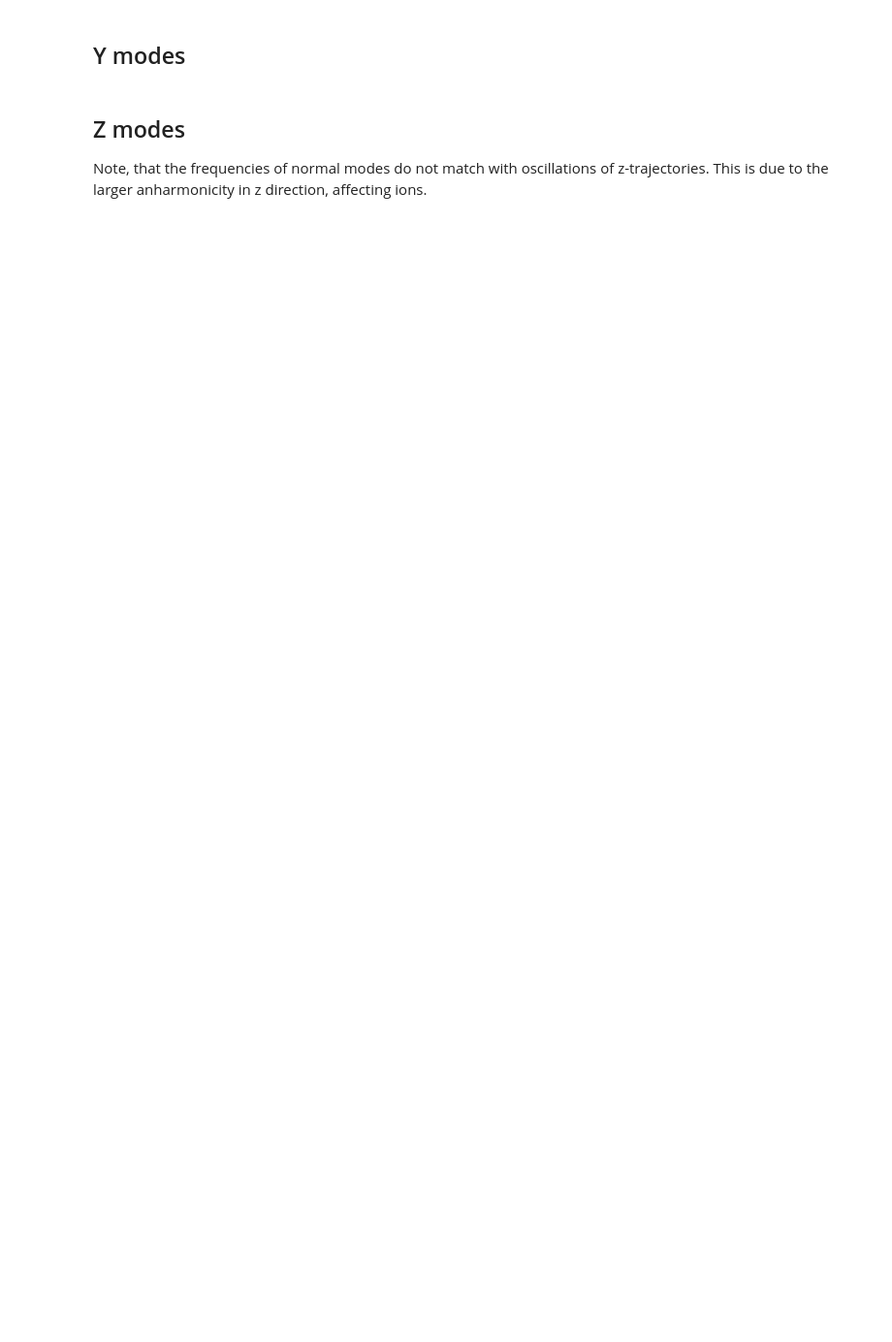
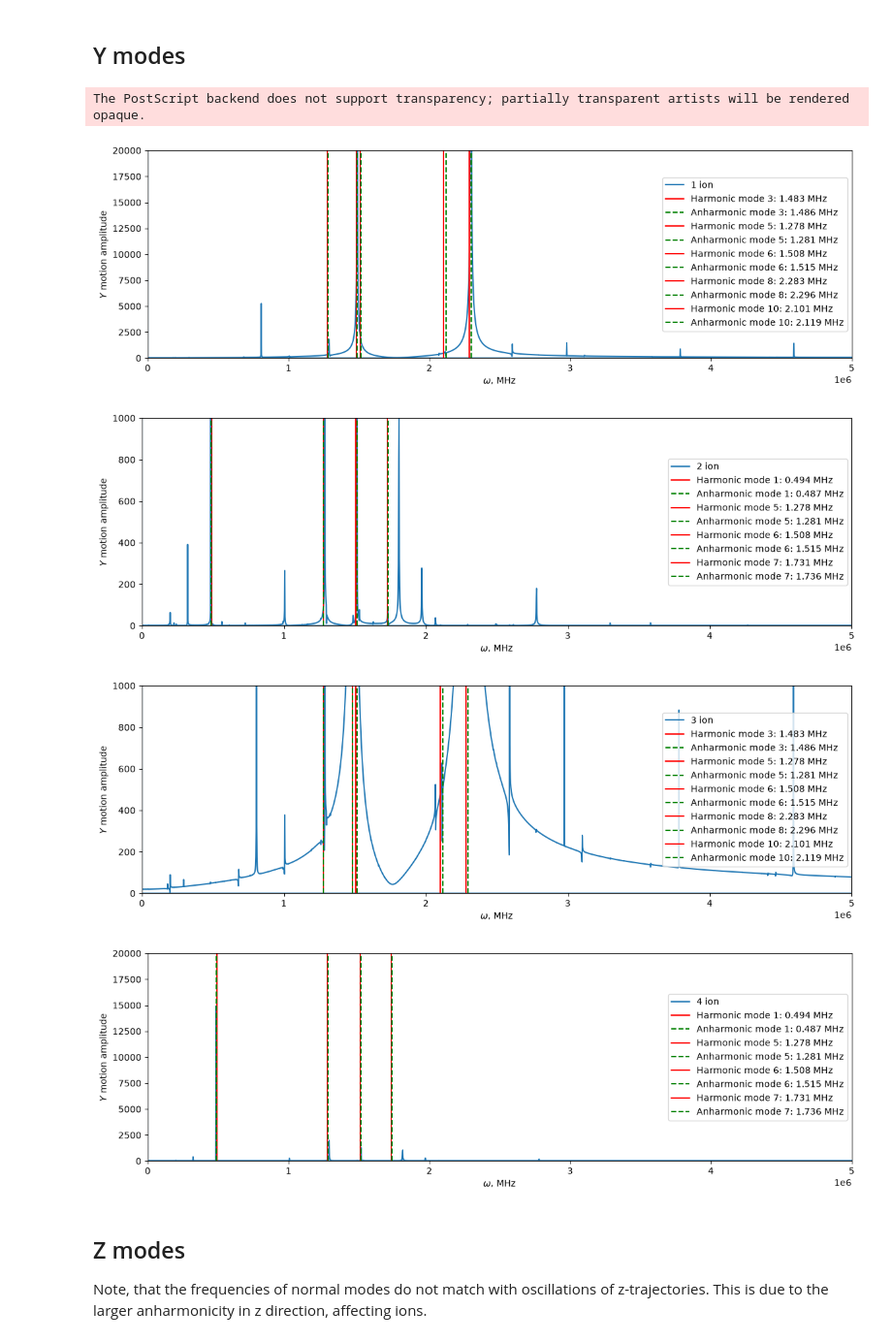
Before and after one commit to underforestaaa/Sion, a Jupyter notebook: examples/2D_crystal_modes.ipynb, the cells around one changed output. Shown at 97% size. Saved outputs shown, nothing was run; the diff lists cells and outputs as text; code cells hidden in the pictures; blank space fills up the shorter version.

```diff
--- a/examples/2D_crystal_modes.ipynb
+++ b/examples/2D_crystal_modes.ipynb
@@ -368,21 +460,29 @@ for n, ion_spectrum in enumerate(normal_spectrum_x):
 # %%
 for n, ion_spectrum in enumerate(normal_spectrum_y):
     plt.figure(figsize = (12,4))
     plt.plot(freqsfft, ion_spectrum, label = f'{n+1} ion')
     for i, mode in enumerate(modes):
         if np.abs(mode[n+ion_number]) > 0.01:
             plt.axvline(freqs[i], c = 'r', ls = '-', label = f'Harmonic mode {i+1}: {np.round(freqs[i]/1e6, 3)} MHz')
-            plt.axvline(freqs[i], c = 'g', ls = '--', label = f'Anharmonic mode {i+1}: {np.round(crystal_freqs[i]/1e6, 3)} MHz')
+            plt.axvline(crystal_freqs[i], c = 'g', ls = '--', label = f'Anharmonic mode {i+1}: {np.round(crystal_freqs[i]/1e6, 3)} MHz')
     plt.legend(loc = 'right')
     plt.xlabel('$\omega$, MHz')
     plt.xlim(0, 5e6)
     if n == 0 or n == 3:
         plt.ylim(0, 20000)
     else:
         plt.ylim(0, 1000)
     plt.ylabel('$Y$ motion amplitude')
     plt.tight_layout()
+    if n == 0:
+        plt.savefig(output_dir / "y_2d_modes_fft.eps")
     plt.show()
+# %% [output]
+The PostScript backend does not support transparency; partially transparent artists will be rendered opaque.
+[figure, added]
+[figure, added]
+[figure, added]
+[figure, added]
 # %% [markdown]
 ## Z modes
 
```
Also changed, not shown: parts of 14 cells of this notebook, 14 other files.
